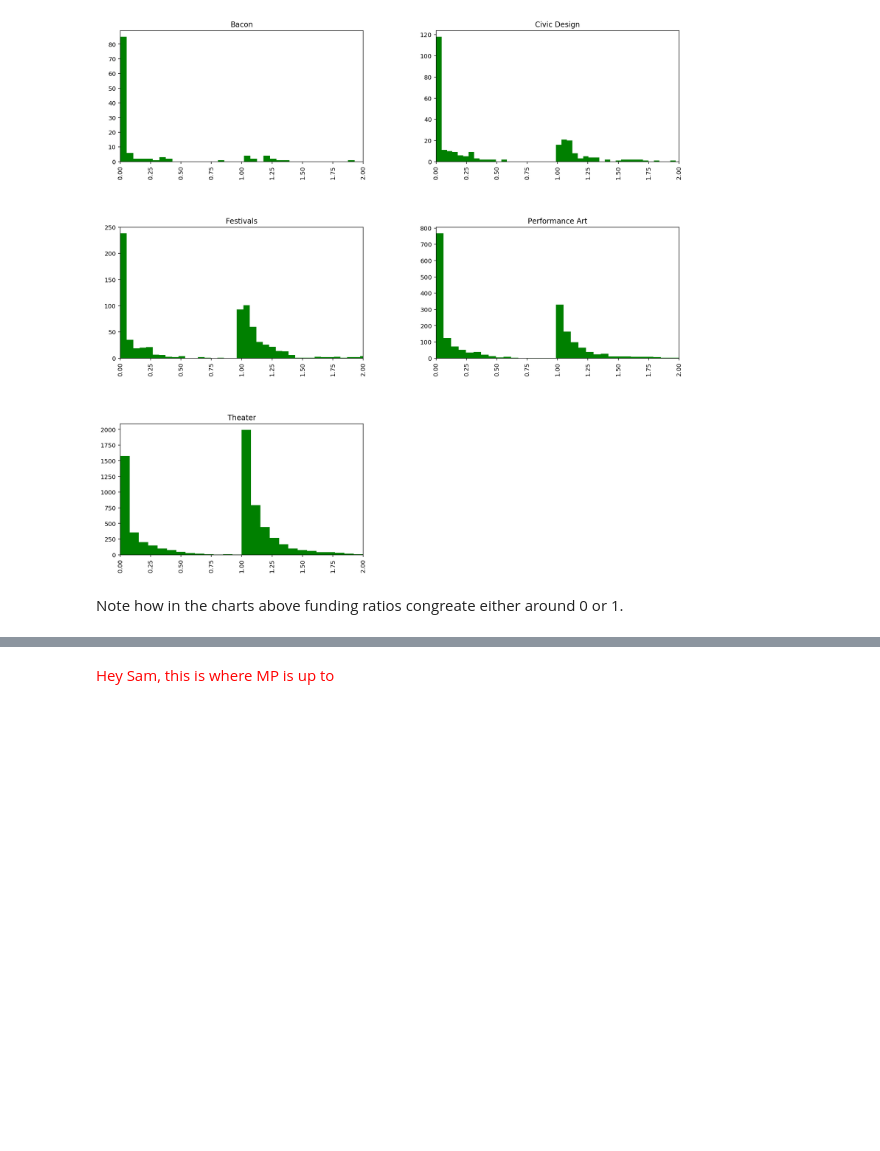
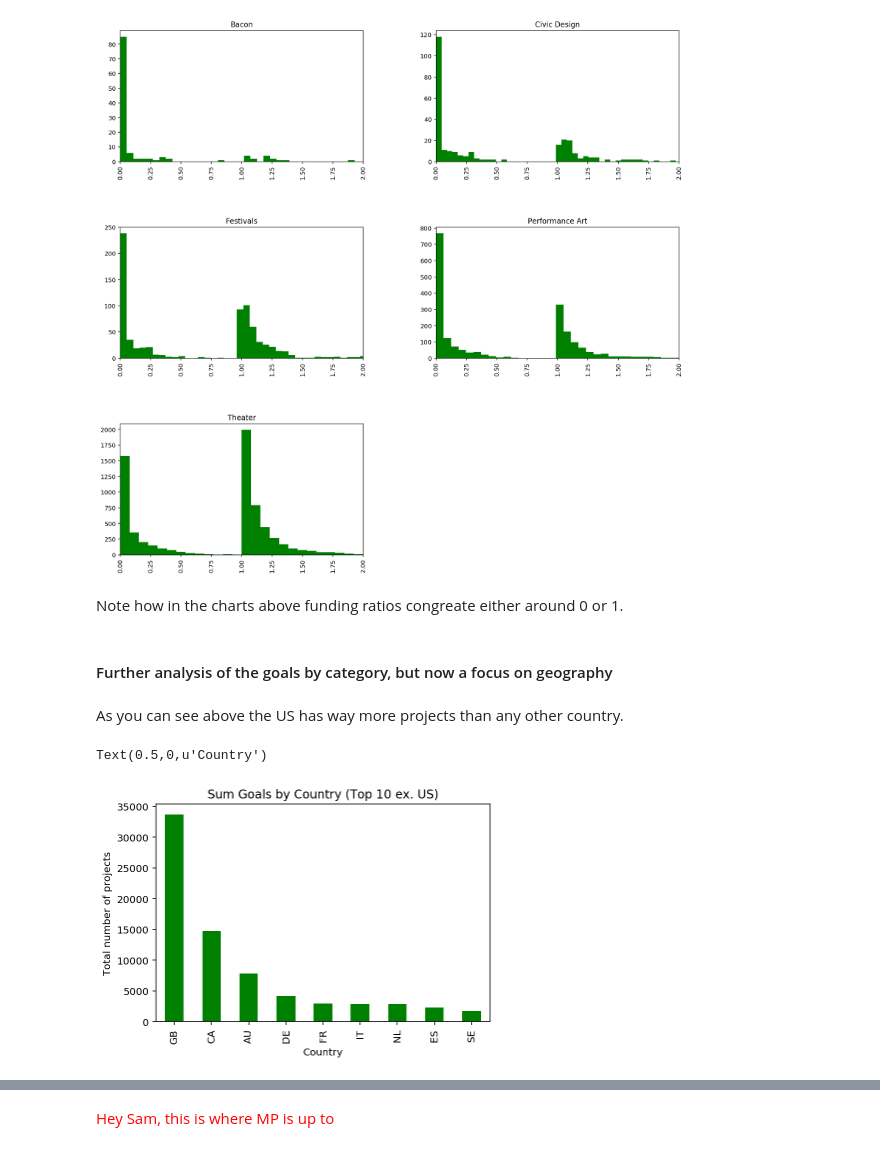
Before and after one commit to themp731/NYU_git, a Jupyter notebook: NYU-dwd-kickstarter/PanosPals_MP.2.ipynb, the cells around one changed output, grey strips where cells are left out. Saved outputs shown, nothing was run; the diff lists cells and outputs as text; code cells hidden in the pictures; blank space fills up the shorter version.

Commit message:
Added Vera's Charts
Too many bar charts still

```diff
--- a/NYU-dwd-kickstarter/PanosPals_MP.2.ipynb
+++ b/NYU-dwd-kickstarter/PanosPals_MP.2.ipynb
@@ -181,3 +181,17 @@ for ax in ratio_plots.flatten():
 [figure]
 # %% [markdown]
 Note how in the charts above funding ratios congreate either around 0 or 1.
+# %% [markdown]
+#### Further analysis of the goals by category, but now a focus on geography
+# %%
+df_geos = df_Kickstarter
+geos_plot = df_geos.groupby(by='country').count().sort_values(by="ID", ascending=False)[1:10]
+# %% [markdown]
+As you can see above the US has way more projects than any other country.
+# %%
+geos_plot["ID"].plot(kind='bar', color="green", title="Sum Goals by Country (Top 10 ex. US)")
+plt.ylabel('Total number of projects')
+plt.xlabel('Country')
+# %% [output]
+Text(0.5,0,u'Country')
+[figure, added]
```
Also changed, not shown: parts of 5 cells of this notebook.
